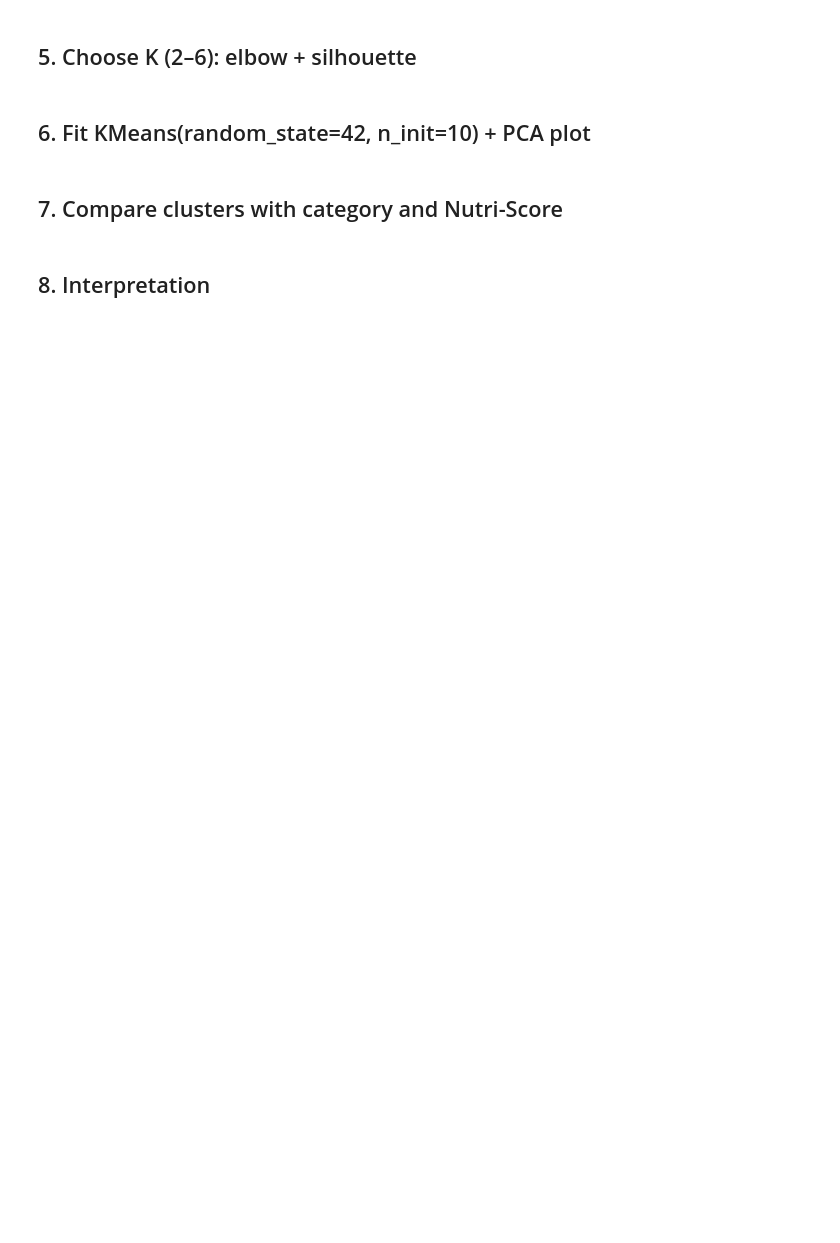
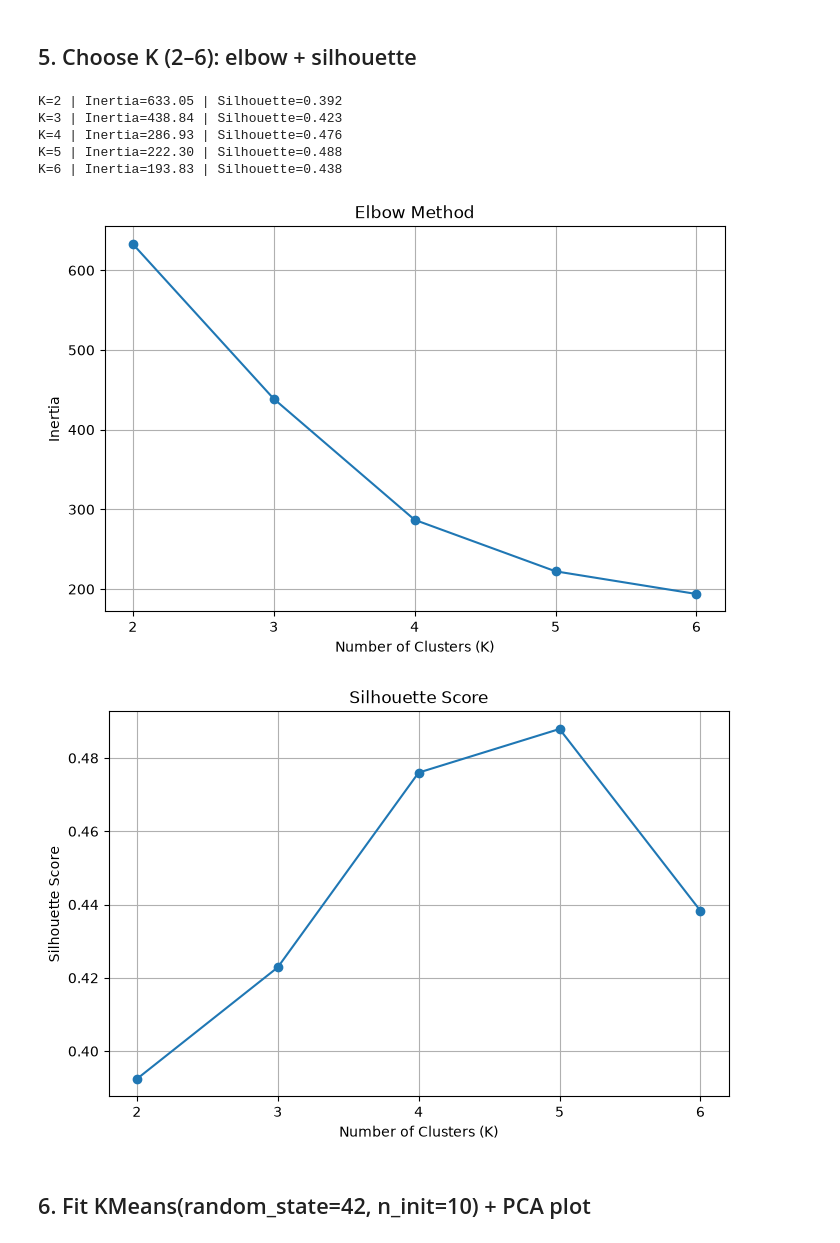
Before and after one commit to nancyajouz23/openfoodfacts-network-project, a Jupyter notebook: notebooks/ml_analysis.ipynb, the cells around one changed output. Saved outputs shown, nothing was run; the diff lists cells and outputs as text; code cells hidden in the pictures; blank space fills up the shorter version.

```diff
--- a/notebooks/ml_analysis.ipynb
+++ b/notebooks/ml_analysis.ipynb
@@ -24,8 +304,70 @@ import config
 # %% [markdown]
 ## 5. Choose K (2–6): elbow + silhouette
+# %%
+
+from sklearn.cluster import KMeans
+from sklearn.metrics import silhouette_score
+import matplotlib.pyplot as plt
+
+k_values = range(2, 7)
+
+inertias = []
+silhouette_scores = []
+
+for k in k_values:
+
+    model = KMeans(
+        n_clusters=k,
+        random_state=42,
+        n_init=10
+    )
+
+    labels = model.fit_predict(X_scaled)
+
+    inertias.append(model.inertia_)
+
+    score = silhouette_score(X_scaled, labels)
+    silhouette_scores.append(score)
+
+    print(
+        f"K={k} | Inertia={model.inertia_:.2f} "
+        f"| Silhouette={score:.3f}"
+    )
+
+# Elbow method graph
+plt.figure(figsize=(8, 5))
+plt.plot(
+    list(k_values),
+    inertias,
+    marker="o"
+)
+plt.title("Elbow Method")
+plt.xlabel("Number of Clusters (K)")
+plt.ylabel("Inertia")
+plt.xticks(list(k_values))
+plt.grid(True)
+plt.show()
+
+# Silhouette score graph
+plt.figure(figsize=(8, 5))
+plt.plot(
+    list(k_values),
+    silhouette_scores,
+    marker="o"
+)
+plt.title("Silhouette Score")
+plt.xlabel("Number of Clusters (K)")
+plt.ylabel("Silhouette Score")
+plt.xticks(list(k_values))
+plt.grid(True)
+plt.show()
+# %% [output]
+K=2 | Inertia=633.05 | Silhouette=0.392
+K=3 | Inertia=438.84 | Silhouette=0.423
+K=4 | Inertia=286.93 | Silhouette=0.476
+K=5 | Inertia=222.30 | Silhouette=0.488
+K=6 | Inertia=193.83 | Silhouette=0.438
+[figure, added]
+[figure, added]
 # %% [markdown]
 ## 6. Fit KMeans(random_state=42, n_init=10) + PCA plot
-# %% [markdown]
-## 7. Compare clusters with category and Nutri-Score
-# %% [markdown]
-## 8. Interpretation
```
Also changed, not shown: parts of 20 cells of this notebook, 52 other files.
